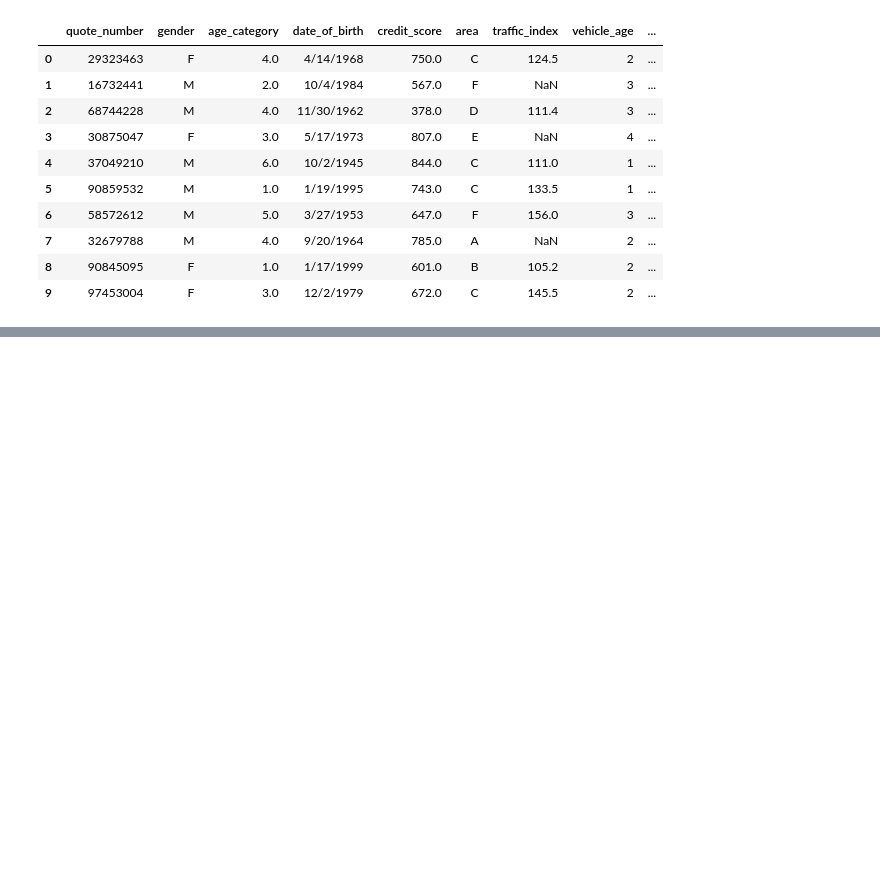
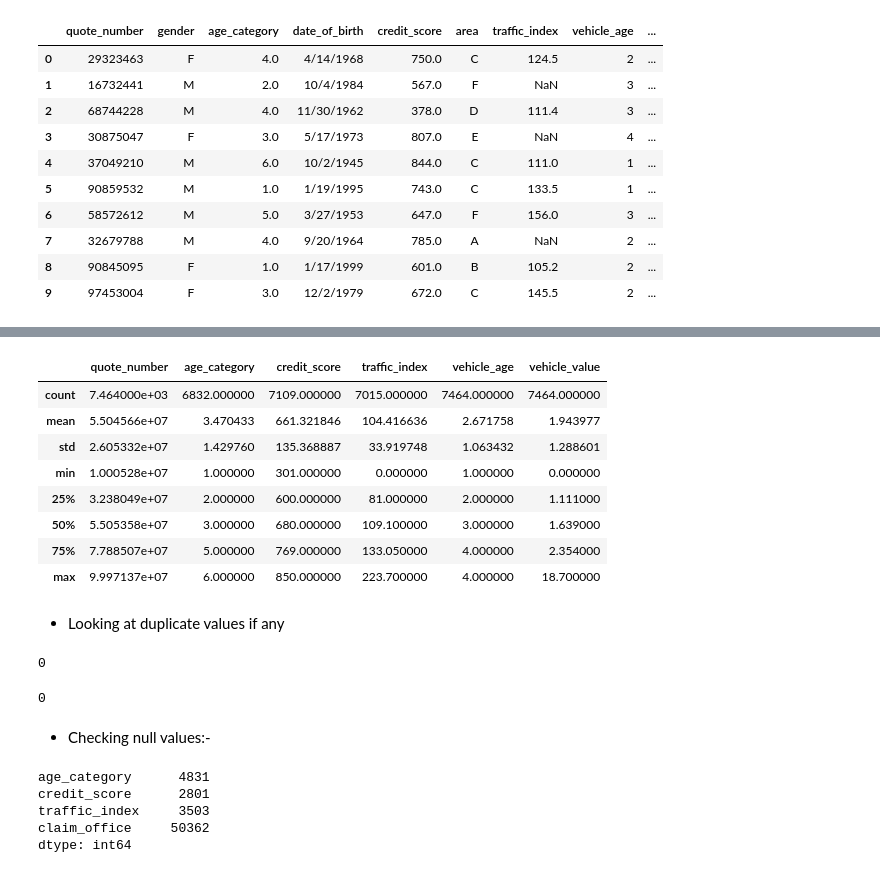
Before and after one commit to suhitasva/Auto_Insurance_Study, a Jupyter notebook: case_study_code_file.ipynb, the cells around one changed output, grey strips where cells are left out. Cells and saved outputs as stored; diff of their text form; code cells hidden in the pictures; blank space fills up the shorter version.

```diff
--- a/case_study_code_file.ipynb
+++ b/case_study_code_file.ipynb
@@ -98,0 +163,33 @@ auto_potential_2018.head(10)
+# %%
+auto_potential_2018.describe()
+# %% [output]
+|  | quote_number | age_category | credit_score | traffic_index | vehicle_age | vehicle_value |
+| count | 7.464000e+03 | 6832.000000 | 7109.000000 | 7015.000000 | 7464.000000 | 7464.000000 |
+| mean | 5.504566e+07 | 3.470433 | 661.321846 | 104.416636 | 2.671758 | 1.943977 |
+| std | 2.605332e+07 | 1.429760 | 135.368887 | 33.919748 | 1.063432 | 1.288601 |
+| min | 1.000528e+07 | 1.000000 | 301.000000 | 0.000000 | 1.000000 | 0.000000 |
+| 25% | 3.238049e+07 | 2.000000 | 600.000000 | 81.000000 | 2.000000 | 1.111000 |
+| 50% | 5.505358e+07 | 3.000000 | 680.000000 | 109.100000 | 3.000000 | 1.639000 |
+| 75% | 7.788507e+07 | 5.000000 | 769.000000 | 133.050000 | 4.000000 | 2.354000 |
+| max | 9.997137e+07 | 6.000000 | 850.000000 | 223.700000 | 4.000000 | 18.700000 |
+# %% [markdown]
+- Looking at duplicate values if any
+# %%
+auto_policies_2017.duplicated().sum()
+# %% [output]
+0
+# %%
+auto_potential_2018.duplicated().sum()
+# %% [output]
+0
+# %% [markdown]
+- Checking null values:-
+# %%
+policies2017_null_counts = auto_policies_2017.isnull().sum()
+policies2017_null_counts[policies2017_null_counts > 0]
+# %% [output]
+age_category      4831
+credit_score      2801
+traffic_index     3503
+claim_office     50362
+dtype: int64
```
Also changed, not shown: parts of 9 cells of this notebook.
